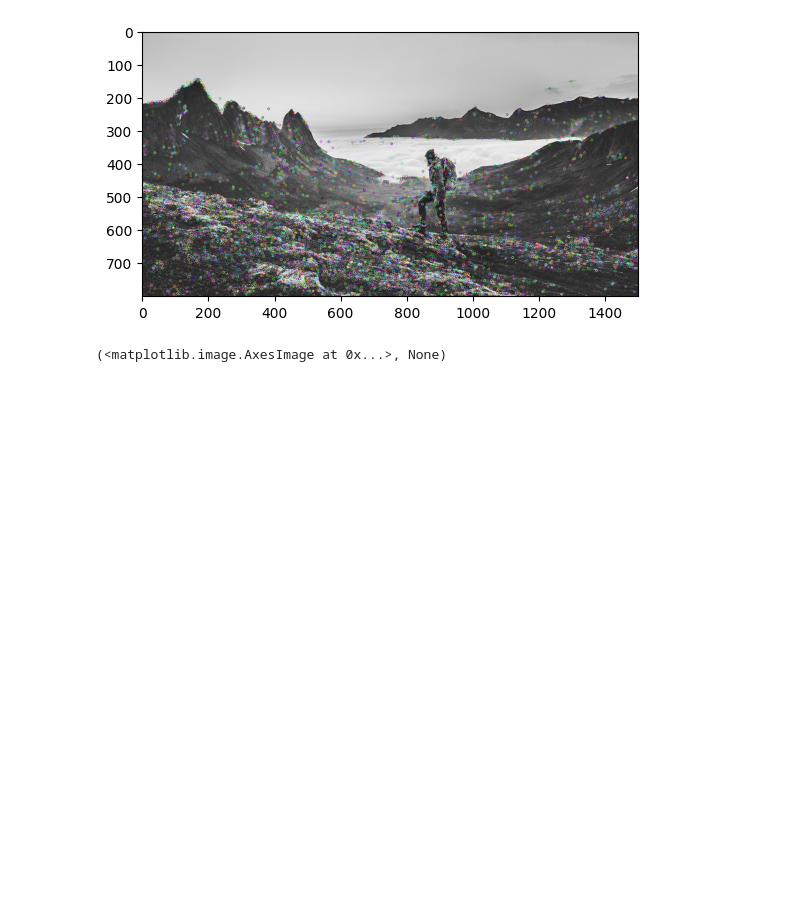
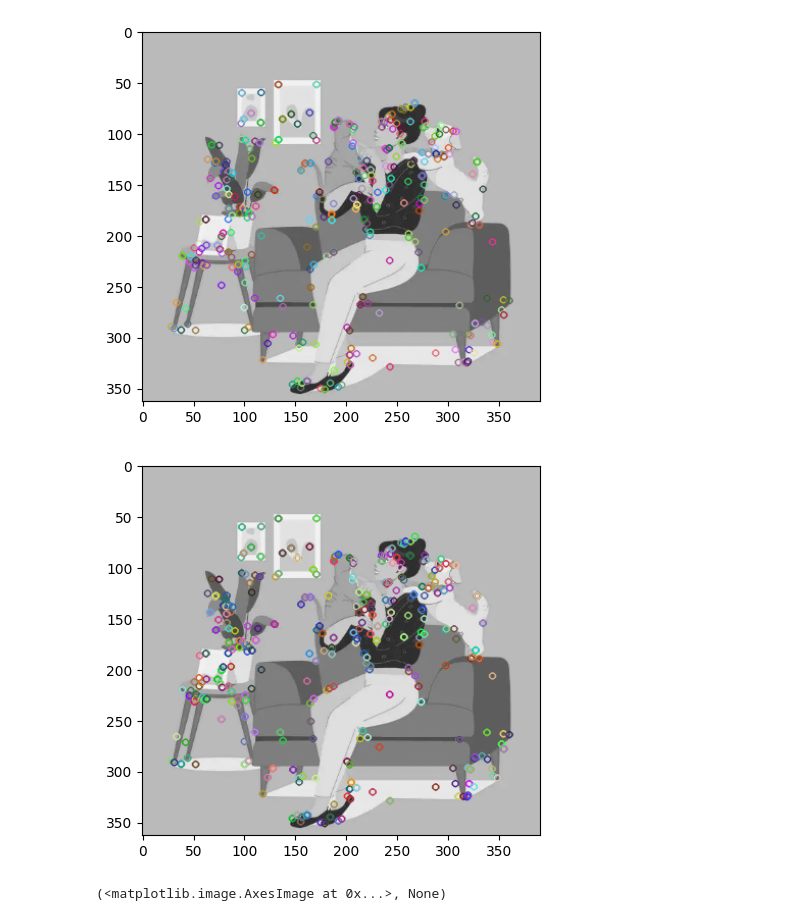
Before and after one commit to Bmartins25/Pratica01_UFJF, a Jupyter notebook: SIFT_teste_Bruno.ipynb, the cells around one changed output. Drawn from its saved outputs; the diff is of its cells as text; code cells hidden in the pictures; blank space fills up the shorter version.

```diff
--- a/SIFT_teste_Bruno.ipynb
+++ b/SIFT_teste_Bruno.ipynb
@@ -8,13 +9,17 @@ img = cv2.imread("pratica_01.jpg", cv2.IMREAD_GRAYSCALE)
 # %%
-img = cv2.imread("pratica_01.jpg", cv2.IMREAD_GRAYSCALE)
+img = cv2.imread("prt_01_exe01.png", cv2.IMREAD_GRAYSCALE)
+img2 = cv2.imread("prt_01_exe02.png", cv2.IMREAD_GRAYSCALE)
 # %%
 sift = cv2.xfeatures2d.SIFT_create()
 # %%
 keypoints_sift, descriptors = sift.detectAndCompute(img, None)
 # %%
 img = cv2.drawKeypoints(img, keypoints_sift, None)
+img2 = cv2.drawKeypoints(img, keypoints_sift, None)
 # %%
 plt.imshow(img),plt.show()
+plt.imshow(img2),plt.show()
 # %% [output]
-[figure, old version]
+[figure, new version]
+[figure, added]
 (<matplotlib.image.AxesImage at 0x...>, None)
```
Also changed, not shown: parts of 1 cell of this notebook.
